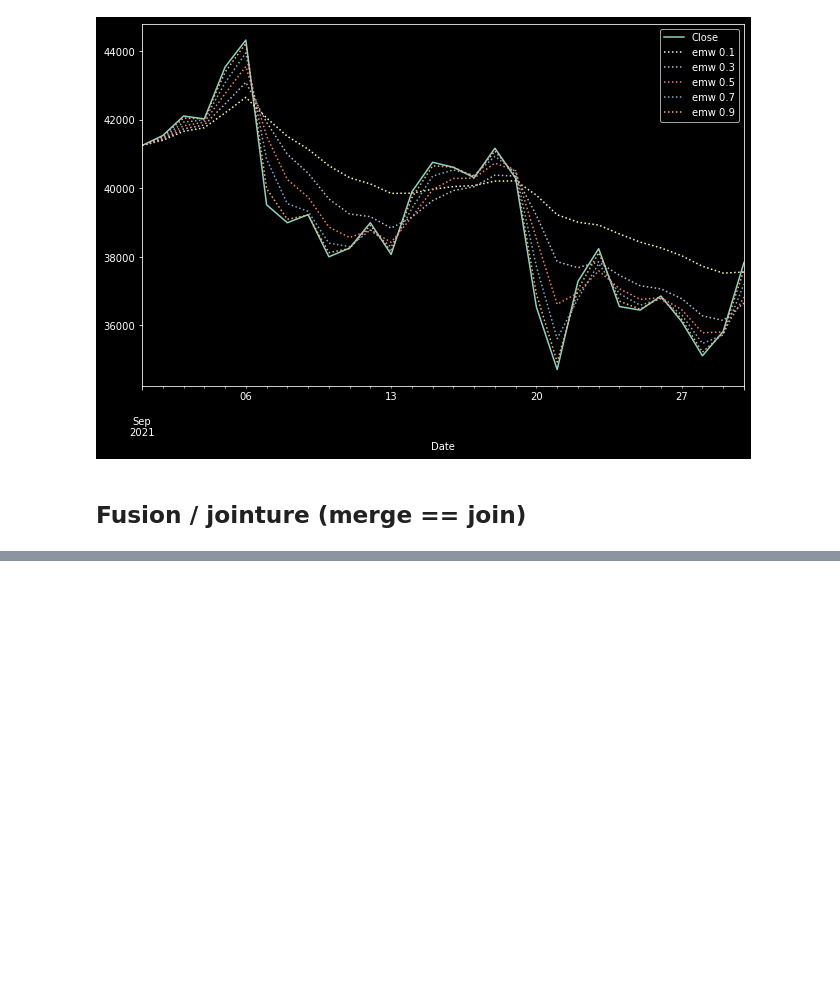
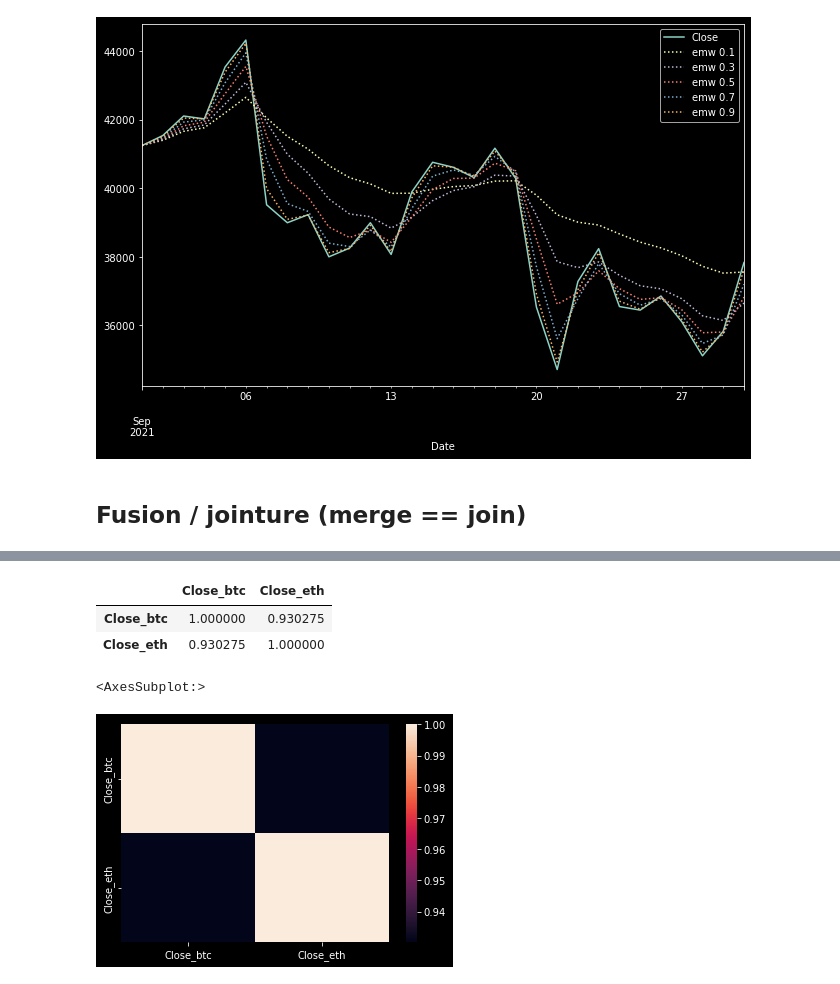
Before and after one commit to Franck-PepperLabs/pepper_data-science_practising, a Jupyter notebook: Machine Learnia/jupyter/ml_18_pandas_timeseries.ipynb, the cells around one changed output, grey strips where cells are left out. Drawn from its saved outputs; the diff is of its cells as text; code cells hidden in the pictures; blank space fills up the shorter version.

```diff
--- a/Machine Learnia/jupyter/ml_18_pandas_timeseries.ipynb
+++ b/Machine Learnia/jupyter/ml_18_pandas_timeseries.ipynb
@@ -184,0 +235,11 @@ plt.show()
+# %%
+corr = merged[['Close_btc', 'Close_eth']].corr()
+display(corr)
+import seaborn as sns
+sns.heatmap(corr)
+# %% [output]
+|  | Close_btc | Close_eth |
+| Close_btc | 1.000000 | 0.930275 |
+| Close_eth | 0.930275 | 1.000000 |
+<AxesSubplot:>
+[figure, added]
```
Also changed, not shown: parts of 5 cells of this notebook, 2 other files.
